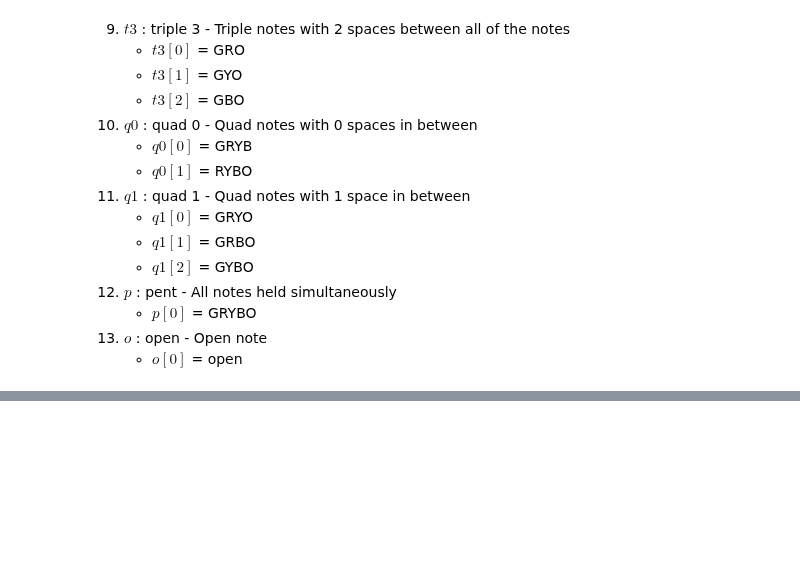
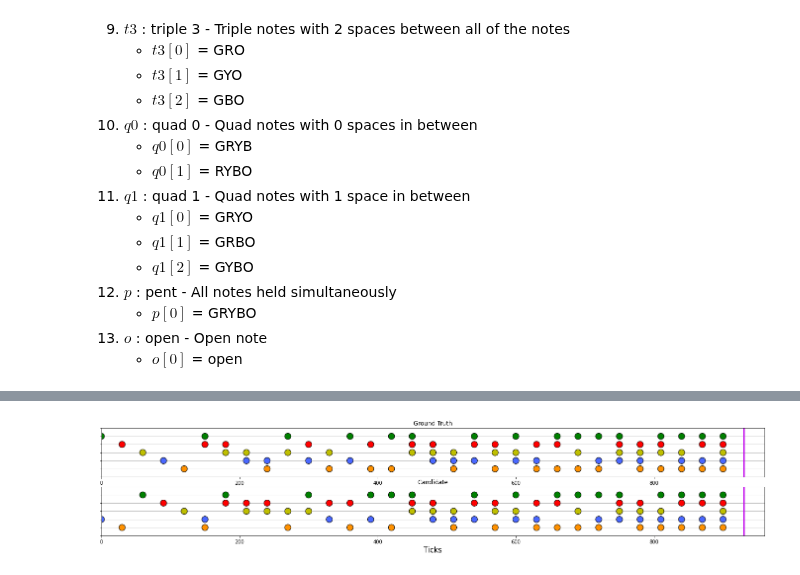
Before and after one commit to elliottwaissbluth/tensor-hero, a Jupyter notebook: Prototyping/Note_Contour_Translation/exploration.ipynb, the cells around one changed output, grey strips where cells are left out. Drawn from its saved outputs; the diff is of its cells as text; code cells hidden in the pictures; blank space fills up the shorter version.

Commit message:
implemented note contour decoder

```diff
--- a/Prototyping/Note_Contour_Translation/exploration.ipynb
+++ b/Prototyping/Note_Contour_Translation/exploration.ipynb
@@ -237,6 +238,39 @@ notes_to_note_category = {
     32 : 13
 }
 
+cardinality_of_note_categories = {
+    1 : 5,
+    2 : 4,
+    3 : 3,
+    4 : 2,
+    5 : 1,
+    6 : 3,
+    7 : 2,
+    8 : 2,
+    9 : 3,
+    10 : 2,
+    11 : 3,
+    12 : 1,
+    13 : 1
+}
+
+# We use note category grouping of note to describe it
+note_category_to_note = {
+    1 : [1, 2, 3, 4, 5],
+    2 : [6, 7, 8, 9],
+    3 : [10, 11, 12],
+    4 : [13, 14],
+    5 : [15],
+    6 : [16, 17, 18],
+    7 : [19, 20],
+    8 : [21, 22],
+    9 : [23, 24, 25],
+    10 : [26, 27],
+    11 : [28, 29, 30],
+    12 : [31],
+    13 : [32]
+}
+
 # The note category encoded notes and their corresponding anchors
 notes_to_anchor = {
     1 : 0,
@@ -296,7 +330,7 @@ def encode_contour(notes_array):
 
     prev_anchor = 0   # We set the initial anchor at the green note, a=0
     for note_idx in note_indices:
-        # Populate contour with note category encoding
+        # Populate contour with note categories
         contour[0, note_idx] = notes_to_note_category[notes_to_note_category_grouping[int(notes_array[note_idx])]]
 
         # Populate contour with relative motion
@@ -306,13 +340,11 @@ def encode_contour(notes_array):
             new_anchor = notes_to_anchor[notes_to_note_category_grouping[int(notes_array[note_idx])]]
             contour[1, note_idx] = new_anchor - prev_anchor
             prev_anchor = new_anchor
-            print(f'\n{contour[0, note_idx]}')
-            print(contour[1, note_idx])
+            # print(f'\n{contour[0, note_idx]}')
+            # print(contour[1, note_idx])
 
-    # Populate contour with relative motion
-    # We set the initial anchor at the green note, a=0
-    print(note_indices)
-    print(contour.shape)
+    # print(note_indices)
+    # print(contour.shape)
     return contour
 
 contour = encode_contour(notes_array)
@@ -321,7 +353,44 @@ def decode_contour(contour):
     '''
     Takes an encoded contour array and decodes it into a simplified notes array
 
-    Args:
-        contour (_type_): _description_
+    ~~~~ ARGUMENTS ~~~~
+    - contour (2D numpy array): Encoded notes_array
+        - shape = (2, length of song in 10ms bins)
+        - contour[0,:] contains a key for the note category, C
+        - contour[1,:] contains the corresponding motions at each onset
+        - Time bins without note events are filled with 0s
+
+    ~~~~ RETURNS ~~~~
+    - notes_array (1D numpy array): Decoded simplified notes_array
+        - shape = (1, length of song in 10ms bins)
     '''
+    # print(f'contour shape: {contour.shape}')
+    notes_array = np.zeros(shape=(contour.shape[1]))
+
+    # Loop through note categories in contour, adjusting anchor along the way
+    note_indices = np.where(contour[0] > 0)[0].astype(int)
+    anchor = 3  # Initialize anchor at 0
+    for note_idx in note_indices:
+        # print(note_idx)
+        # print(note_category_to_note[int(contour[0,note_idx])][anchor])
+        # print(f'anchor: {anchor}')
+        if not int(contour[0,note_idx]) in [5, 10, 11, 12, 13]:  # If not d3, quad, pent, or open
+            anchor = anchor+int(contour[1,note_idx])
+            if anchor > cardinality_of_note_categories[int(contour[0,note_idx])]-1:  # Wrap around
+                anchor = 0
+            elif anchor < 0:
+                anchor = cardinality_of_note_categories[int(contour[0,note_idx])]-1
+            anchor = min(anchor, cardinality_of_note_categories[int(contour[0,note_idx])]-1)
+            notes_array[note_idx] = note_category_grouping[note_category_to_note[int(contour[0,note_idx])][anchor]]
+        else:
+            # choose at random for these note categories
+            temp_anchor = np.random.randint(0, cardinality_of_note_categories[int(contour[0,note_idx])])
+            notes_array[note_idx] = note_category_grouping[note_category_to_note[int(contour[0,note_idx])][temp_anchor]]
+
+
+    return notes_array
+
+decoded_notes_array = decode_contour(contour)
+
+_ = plot_chart(ground_truth=notes_array, candidate=decoded_notes_array)
 # %% [output]
@@ -344,0 +397 @@ def decode_contour(contour):
+[figure, added]
```
Also changed, not shown: parts of 6 cells of this notebook, 3 other files.
